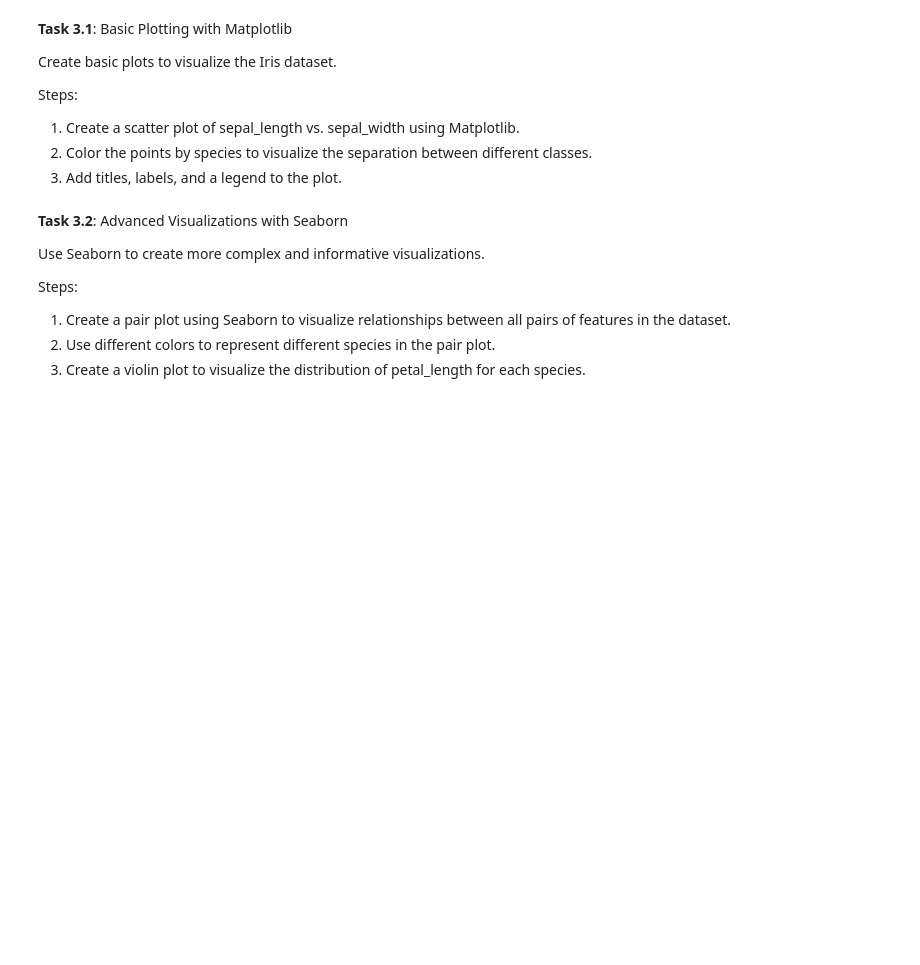
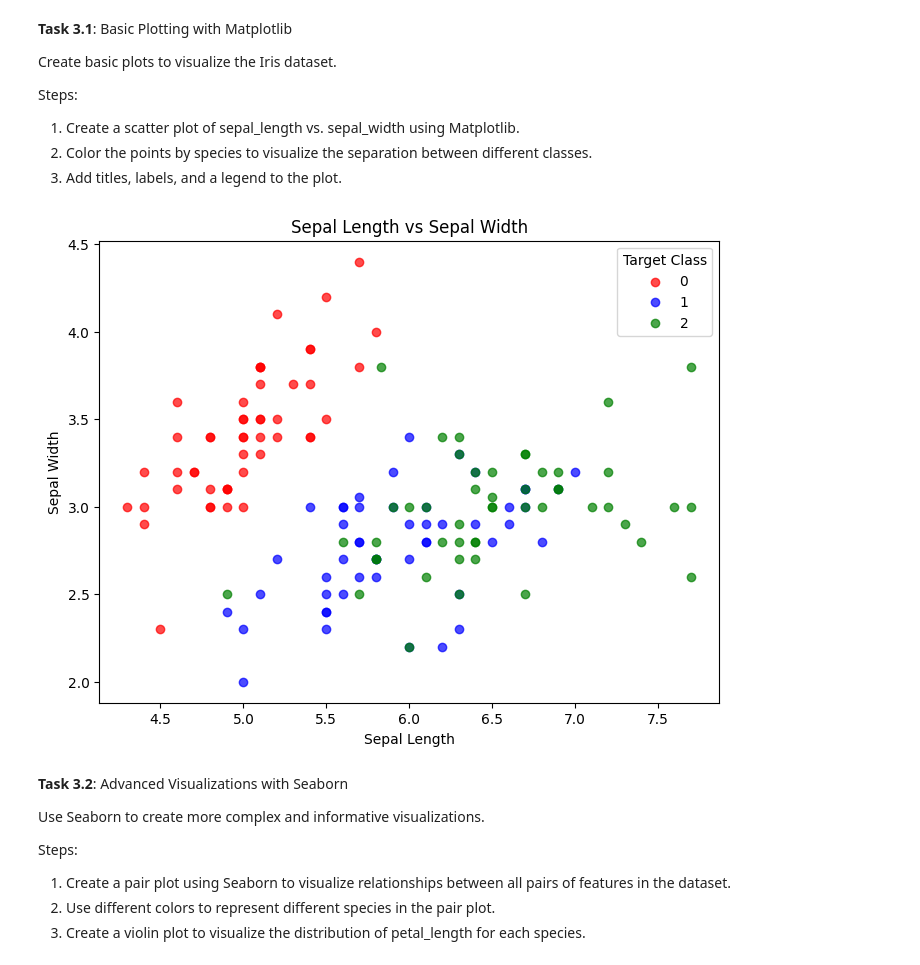
Before and after one commit to sgn-fade/ML, a Jupyter notebook: lab_works/lab_0/lab_0.ipynb, the cells around one changed output. Cells and saved outputs as stored; diff of their text form; code cells hidden in the pictures; blank space fills up the shorter version.

```diff
--- a/lab_works/lab_0/lab_0.ipynb
+++ b/lab_works/lab_0/lab_0.ipynb
@@ -78,7 +202,23 @@ Steps:
 2. Color the points by species to visualize the separation between different classes.
 3. Add titles, labels, and a legend to the plot.
 # %%
-# Your solution here
+plt.figure(figsize=(8, 6))
+colors = {0: "red", 1: "blue", 2: "green"}
+
+grouped = df.groupby('target_class')
+
+for target_class, group in grouped:
+    plt.scatter(group['sepal_length'], group['sepal_width'],
+                label=target_class,
+                color=colors[target_class], alpha=0.7)
+
+plt.title('Sepal Length vs Sepal Width')
+plt.xlabel('Sepal Length')
+plt.ylabel('Sepal Width')
+plt.legend(title='Target Class')
+plt.show()
+# %% [output]
+[figure, added]
 # %% [markdown]
 **Task 3.2**: Advanced Visualizations with Seaborn
 
```
Also changed, not shown: parts of 11 cells of this notebook, 2 other files.
